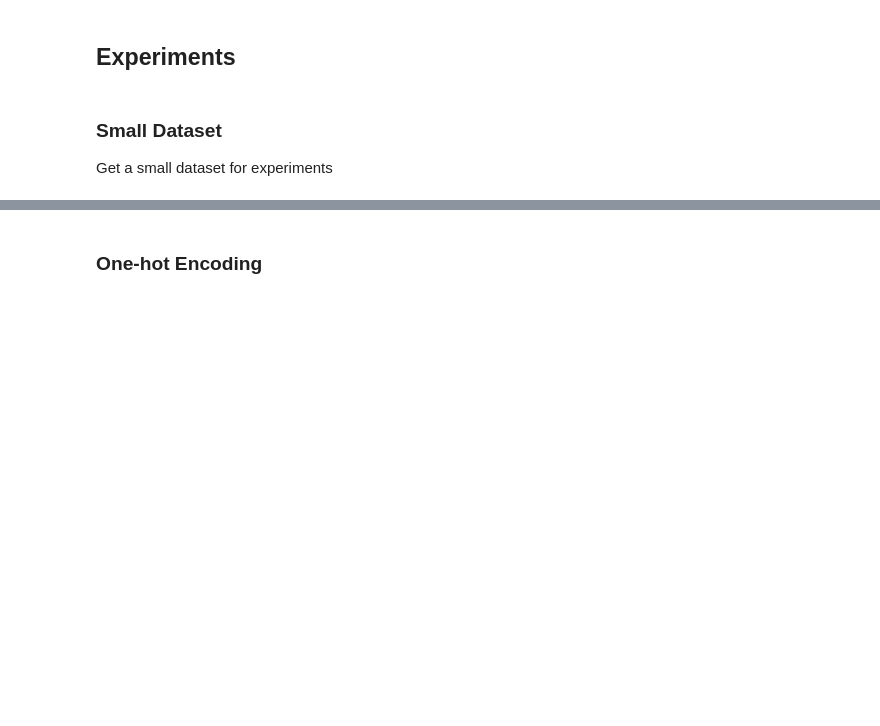
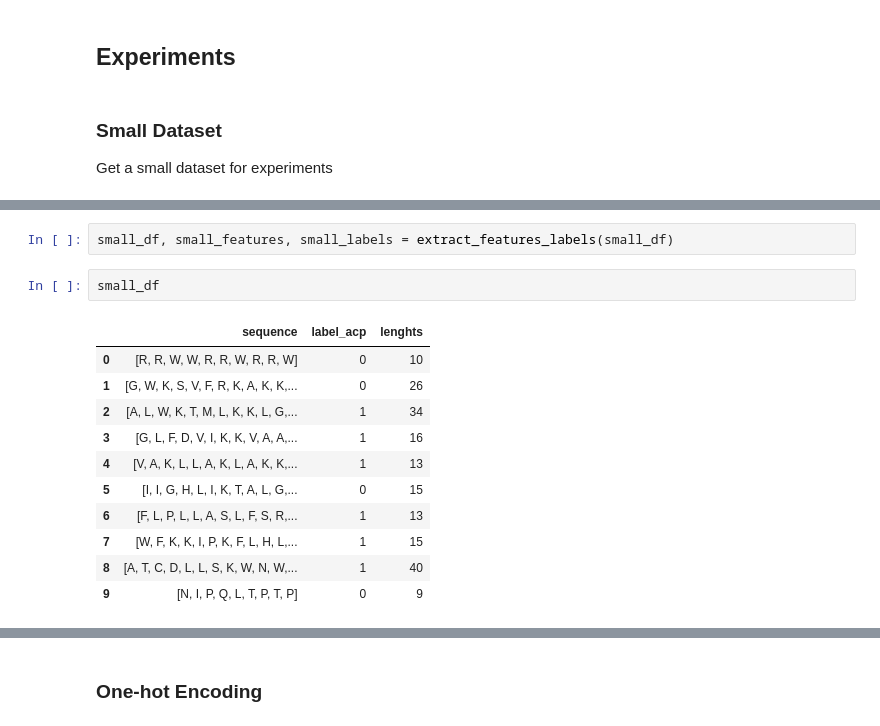
Before and after one commit to vin00d/peptide, a Jupyter notebook: 02_preprocessing_embedding.ipynb, the cells around one changed output, grey strips where cells are left out. Saved outputs shown, nothing was run; the diff lists cells and outputs as text; blank space fills up the shorter version.

```diff
--- a/02_preprocessing_embedding.ipynb
+++ b/02_preprocessing_embedding.ipynb
@@ -84,0 +71,16 @@ small_train_df
+# %%
+small_df, small_features, small_labels = extract_features_labels(small_df)
+# %%
+small_df
+# %% [output]
+|  | sequence | label_acp | lenghts |
+| 0 | [R, R, W, W, R, R, W, R, R, W] | 0 | 10 |
+| 1 | [G, W, K, S, V, F, R, K, A, K, K,... | 0 | 26 |
+| 2 | [A, L, W, K, T, M, L, K, K, L, G,... | 1 | 34 |
+| 3 | [G, L, F, D, V, I, K, K, V, A, A,... | 1 | 16 |
+| 4 | [V, A, K, L, L, A, K, L, A, K, K,... | 1 | 13 |
+| 5 | [I, I, G, H, L, I, K, T, A, L, G,... | 0 | 15 |
+| 6 | [F, L, P, L, L, A, S, L, F, S, R,... | 1 | 13 |
+| 7 | [W, F, K, K, I, P, K, F, L, H, L,... | 1 | 15 |
+| 8 | [A, T, C, D, L, L, S, K, W, N, W,... | 1 | 40 |
+| 9 | [N, I, P, Q, L, T, P, T, P] | 0 | 9 |
```
Also changed, not shown: parts of 20 cells of this notebook, 8 other files.
